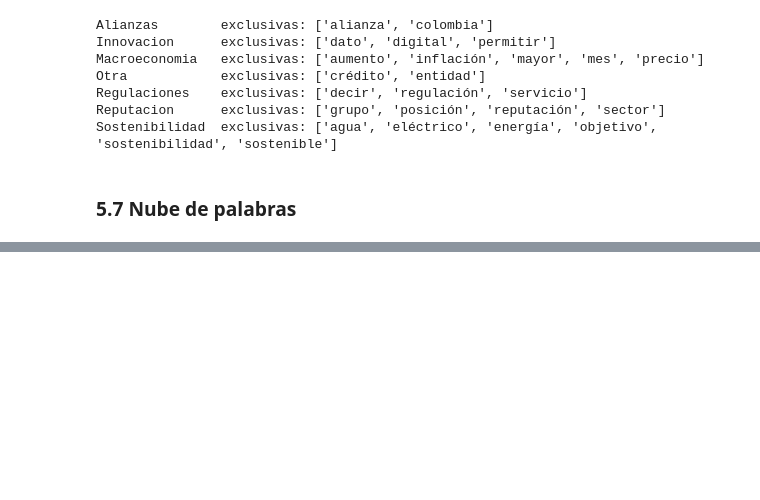
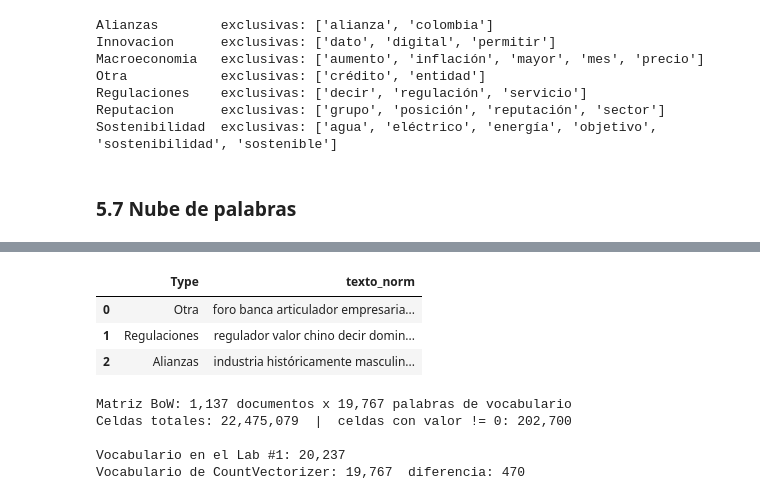
Before and after one commit to George11Albadr/Natural_Language_Processing, a Jupyter notebook: Lab#1/Laboratorio1_Preparacion_Corpus_EDA.ipynb, the cells around one changed output, grey strips where cells are left out. Cells and saved outputs as stored; diff of their text form; code cells hidden in the pictures; blank space fills up the shorter version.

```diff
--- a/Lab#1/Laboratorio1_Preparacion_Corpus_EDA.ipynb
+++ b/Lab#1/Laboratorio1_Preparacion_Corpus_EDA.ipynb
@@ -684,0 +699,33 @@ plt.show()
+# %%
+# Texto normalizado por documento: los lemas del Lab #1 unidos en un solo string
+df["texto_norm"] = df["tok_5_lemas"].str.join(" ")
+
+df[["Type", "texto_norm"]].head(3)
+# %% [output]
+|  | Type | texto_norm |
+| 0 | Otra | foro banca articulador empresaria... |
+| 1 | Regulaciones | regulador valor chino decir domin... |
+| 2 | Alianzas | industria históricamente masculin... |
+# %%
+from sklearn.feature_extraction.text import CountVectorizer
+
+# Sin parametros: queremos el vocabulario COMPLETO del corpus ya normalizado.
+# El texto entra pre-limpio del Lab #1, asi que el vectorizador solo separa por espacios.
+vectorizador = CountVectorizer()
+
+# fit_transform = aprende el vocabulario (fit) y construye la matriz de conteos (transform)
+X_bow = vectorizador.fit_transform(df["texto_norm"])
+
+n_docs, n_vocab = X_bow.shape
+print(f"Matriz BoW: {n_docs:,} documentos x {n_vocab:,} palabras de vocabulario")
+print(f"Celdas totales: {n_docs * n_vocab:,}  |  celdas con valor != 0: {X_bow.nnz:,}")
+
+# Comparacion con el vocabulario contado a mano en el Lab #1
+print(f"\nVocabulario en el Lab #1: {len(frecuencias):,}")
+print(f"Vocabulario de CountVectorizer: {n_vocab:,}  diferencia: {len(frecuencias) - n_vocab:,}")
+# %% [output]
+Matriz BoW: 1,137 documentos x 19,767 palabras de vocabulario
+Celdas totales: 22,475,079  |  celdas con valor != 0: 202,700
+
+Vocabulario en el Lab #1: 20,237
+Vocabulario de CountVectorizer: 19,767  diferencia: 470
```
Also changed, not shown: parts of 19 cells of this notebook, 3 other files.
